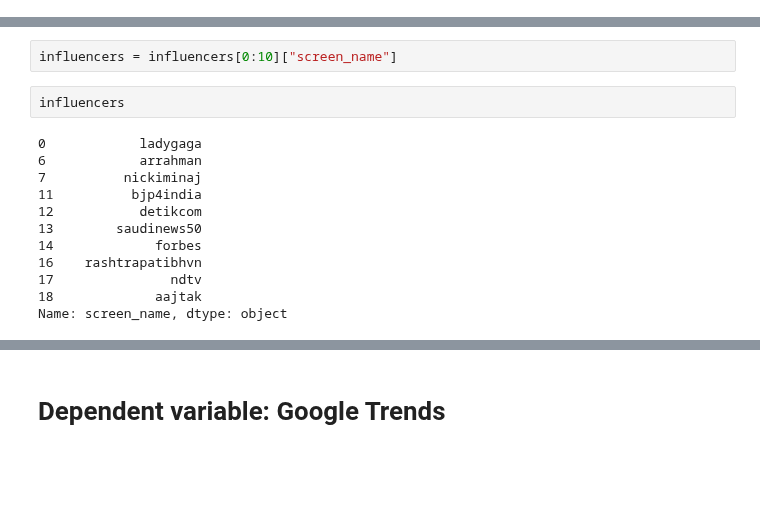
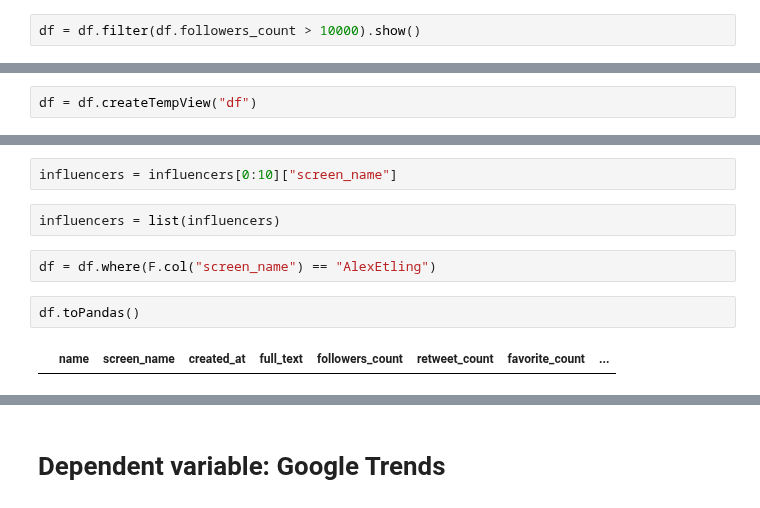
Before and after one commit to atyvaert/big-data, a Jupyter notebook: src/Exploration_Notebooks/Wouter_Exploration.ipynb, the cells around one changed output, grey strips where cells are left out. Cells and saved outputs as stored; diff of their text form; blank space fills up the shorter version.

```diff
--- a/src/Exploration_Notebooks/Wouter_Exploration.ipynb
+++ b/src/Exploration_Notebooks/Wouter_Exploration.ipynb
@@ -409,0 +291,2 @@ df.createOrReplaceTempView('df')
+# %%
+df = df.filter(df.followers_count > 10000).show()
@@ -410,3 +295,5 @@ df.createOrReplaceTempView('df')
+# %%
+df = df.createTempView("df")
 # %%
 influencers = spark.sql("SELECT LOWER(screen_name) AS screen_name, MAX(followers_count) \
                                 FROM DF  \
@@ -447,16 +322,10 @@ influencers = influencers[~influencers["screen_name"].isin(news_sources)]
 # %%
 influencers = influencers[0:10]["screen_name"]
 # %%
-influencers
+influencers = list(influencers)
-# %% [output]
-0            ladygaga
-6            arrahman
-7          nickiminaj
-11          bjp4india
-12           detikcom
-13        saudinews50
-14             forbes
-16    rashtrapatibhvn
-17               ndtv
-18             aajtak
-Name: screen_name, dtype: object
+# %%
+df = df.where(F.col("screen_name") == "AlexEtling")
+# %%
+df.toPandas()
+# %% [output]
+|  | name | screen_name | created_at | full_text | followers_count | retweet_count | favorite_count | ... |
```
Also changed, not shown: parts of 44 cells of this notebook.
